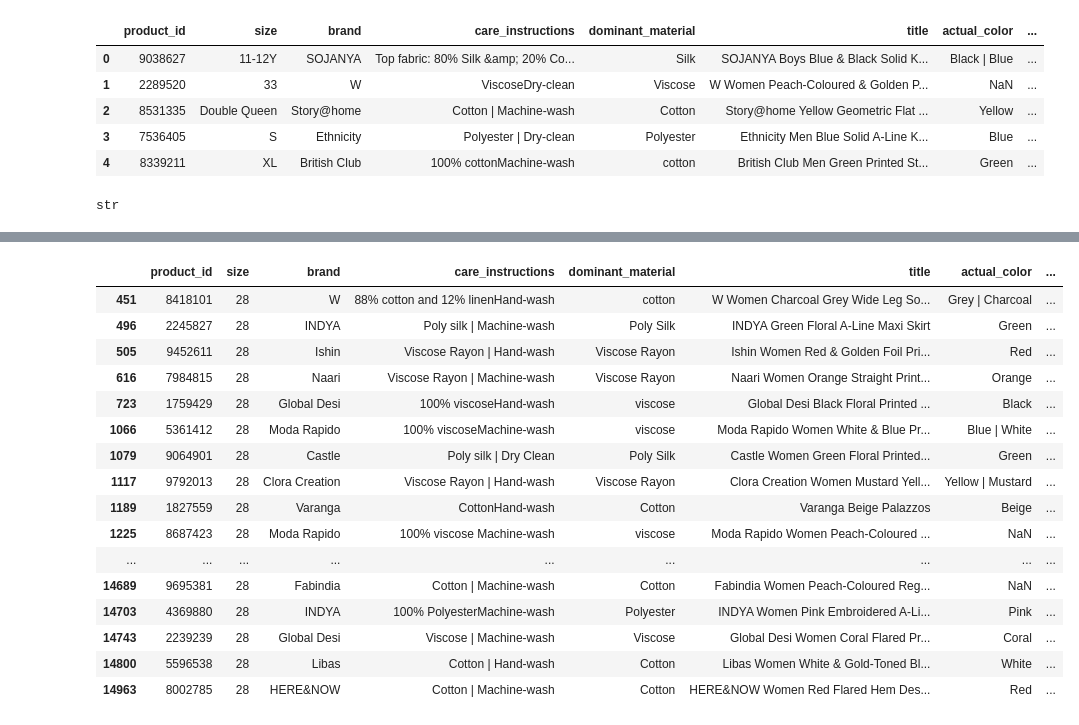
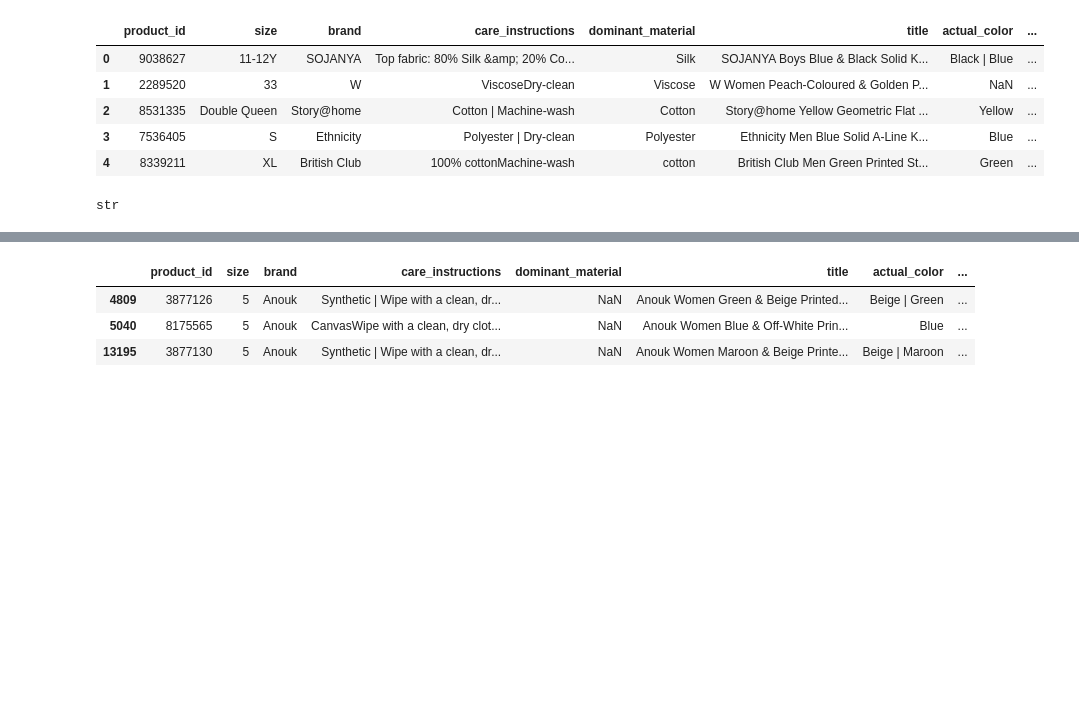
Before and after one commit to Saiyam-3/Online-Shopping, a Jupyter notebook: online shopping.ipynb, the cells around one changed output, grey strips where cells are left out. Saved outputs shown, nothing was run; the diff lists cells and outputs as text; code cells hidden in the pictures; blank space fills up the shorter version.

```diff
--- a/online shopping.ipynb
+++ b/online shopping.ipynb
@@ -132,23 +132,10 @@ df['size'].nunique()
 # %%
-df[df['size']=='28']
+df[df['size']=='5']
 # %% [output]
 |  | product_id | size | brand | care_instructions | dominant_material | title | actual_color | ... |
-| 451 | 8418101 | 28 | W | 88% cotton and 12% linenHand-wash | cotton | W Women Charcoal Grey Wide Leg So... | Grey | Charcoal | ... |
-| 496 | 2245827 | 28 | INDYA | Poly silk | Machine-wash | Poly Silk | INDYA Green Floral A-Line Maxi Skirt | Green | ... |
-| 505 | 9452611 | 28 | Ishin | Viscose Rayon | Hand-wash | Viscose Rayon | Ishin Women Red & Golden Foil Pri... | Red | ... |
-| 616 | 7984815 | 28 | Naari | Viscose Rayon | Machine-wash | Viscose Rayon | Naari Women Orange Straight Print... | Orange | ... |
-| 723 | 1759429 | 28 | Global Desi | 100% viscoseHand-wash | viscose | Global Desi Black Floral Printed ... | Black | ... |
-| 1066 | 5361412 | 28 | Moda Rapido | 100% viscoseMachine-wash | viscose | Moda Rapido Women White & Blue Pr... | Blue | White | ... |
-| 1079 | 9064901 | 28 | Castle | Poly silk | Dry Clean | Poly Silk | Castle Women Green Floral Printed... | Green | ... |
-| 1117 | 9792013 | 28 | Clora Creation | Viscose Rayon | Hand-wash | Viscose Rayon | Clora Creation Women Mustard Yell... | Yellow | Mustard | ... |
-| 1189 | 1827559 | 28 | Varanga | CottonHand-wash | Cotton | Varanga Beige Palazzos | Beige | ... |
-| 1225 | 8687423 | 28 | Moda Rapido | 100% viscose Machine-wash | viscose | Moda Rapido Women Peach-Coloured ... | NaN | ... |
-| ... | ... | ... | ... | ... | ... | ... | ... | ... |
-| 14689 | 9695381 | 28 | Fabindia | Cotton | Machine-wash | Cotton | Fabindia Women Peach-Coloured Reg... | NaN | ... |
-| 14703 | 4369880 | 28 | INDYA | 100% PolyesterMachine-wash | Polyester | INDYA Women Pink Embroidered A-Li... | Pink | ... |
-| 14743 | 2239239 | 28 | Global Desi | Viscose | Machine-wash | Viscose | Global Desi Women Coral Flared Pr... | Coral | ... |
-| 14800 | 5596538 | 28 | Libas | Cotton | Hand-wash | Cotton | Libas Women White & Gold-Toned Bl... | White | ... |
-| 14963 | 8002785 | 28 | HERE&NOW | Cotton | Machine-wash | Cotton | HERE&NOW Women Red Flared Hem Des... | Red | ... |
+| 4809 | 3877126 | 5 | Anouk | Synthetic | Wipe with a clean, dr... | NaN | Anouk Women Green & Beige Printed... | Beige | Green | ... |
+| 5040 | 8175565 | 5 | Anouk | CanvasWipe with a clean, dry clot... | NaN | Anouk Women Blue & Off-White Prin... | Blue | ... |
+| 13195 | 3877130 | 5 | Anouk | Synthetic | Wipe with a clean, dr... | NaN | Anouk Women Maroon & Beige Printe... | Beige | Maroon | ... |
 # %%
 df['size']=df['size'].replace(to_replace ="Double XL", value ="XXL")
 df['size']=df['size'].replace(to_replace ="Double XL", value ="XXL")
```
Also changed, not shown: parts of 17 cells of this notebook.
